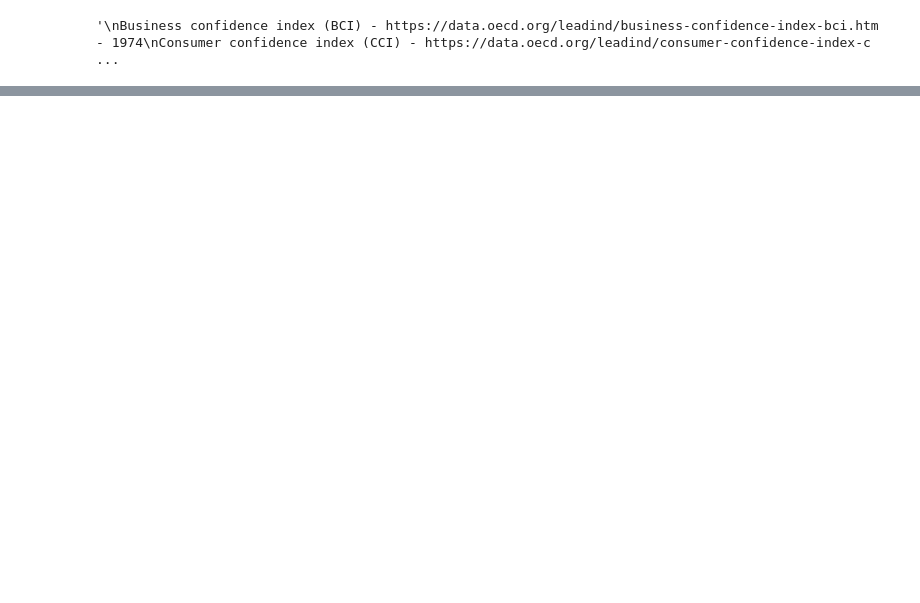
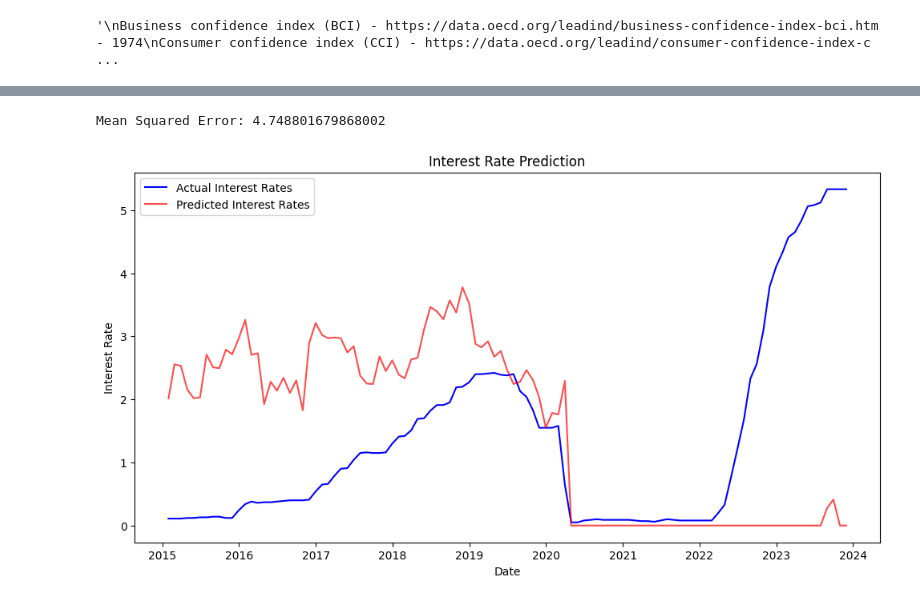
Before and after one commit to elmella/how-interest-ing, a Jupyter notebook: matt-version.ipynb, the cells around one changed output, grey strips where cells are left out. Drawn from its saved outputs; the diff is of its cells as text; code cells hidden in the pictures; blank space fills up the shorter version.

```diff
--- a/matt-version.ipynb
+++ b/matt-version.ipynb
@@ -145,0 +165,6 @@ print(combined_df)
+# %%
+features = combined_df.drop('value_FEDFUNDS', axis=1)
+label = combined_df['value_FEDFUNDS']
+
+# Filling missing values with the mean (change this based on your data's context)
+features_filled = features.fillna(features.mean())
@@ -145,0 +175,55 @@ print(combined_df)
+# %%
+split_date = '2015-01-01'
+train_features = features[:split_date]
+test_features = features[split_date:]
+train_label = label[:split_date]
+
+test_label = label[split_date:]
+
+# Create an imputer object with a mean filling strategy
+imputer = SimpleImputer(strategy='mean')
+
+# Apply imputation to the training and testing sets
+train_features_imputed = imputer.fit_transform(train_features)
+test_features_imputed = imputer.transform(test_features)
+
+# Then, standardize and apply PCA as before
+scaler = StandardScaler()
+train_features_scaled = scaler.fit_transform(train_features_imputed)
+test_features_scaled = scaler.transform(test_features_imputed)
+
+pca = PCA(n_components=0.95)
+train_pca = pca.fit_transform(train_features_scaled)
+test_pca = pca.transform(test_features_scaled)
+
+# Create Ridge regression model
+ridge_model = linear_model.Ridge(alpha=1.0)  # Alpha is the regularization strength
+
+# Fit the model using transformed features
+ridge_model.fit(train_pca, train_label)
+
+# Make predictions using transformed test features
+predicted_rates = ridge_model.predict(test_pca)
+predicted_rates = np.clip(predicted_rates, 0, None)
+
+# Calculate MSE
+mse = mean_squared_error(test_label, predicted_rates)
+
+# Print the MSE
+print("Mean Squared Error:", mse)
+# %% [output]
+Mean Squared Error: 4.748801679868002
+# %%
+# Assuming the index of your test set represents the dates
+test_dates = test_label.index
+
+plt.figure(figsize=(12, 6))
+plt.plot(test_dates, test_label, label='Actual Interest Rates', color='blue')
+plt.plot(test_dates, predicted_rates, label='Predicted Interest Rates', color='red', alpha=0.7)
+plt.title('Interest Rate Prediction')
+plt.xlabel('Date')
+plt.ylabel('Interest Rate')
+plt.legend()
+plt.show()
+# %% [output]
+[figure, added]
```
Also changed, not shown: parts of 7 cells of this notebook, 1 other file.
